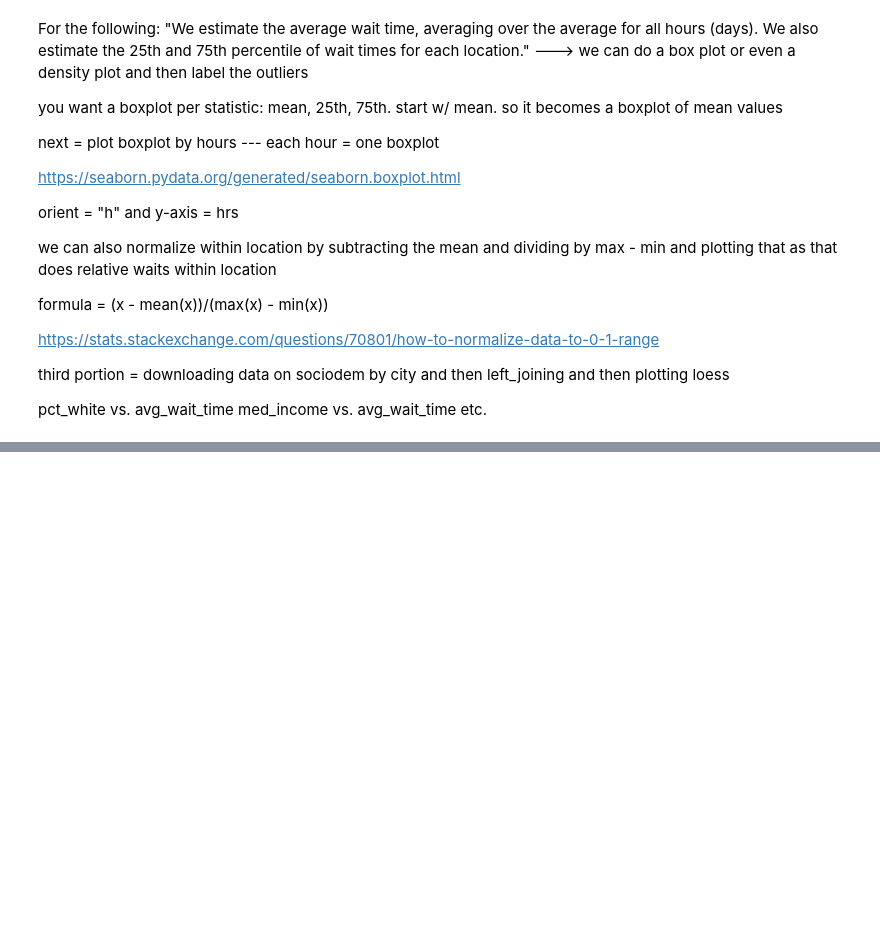
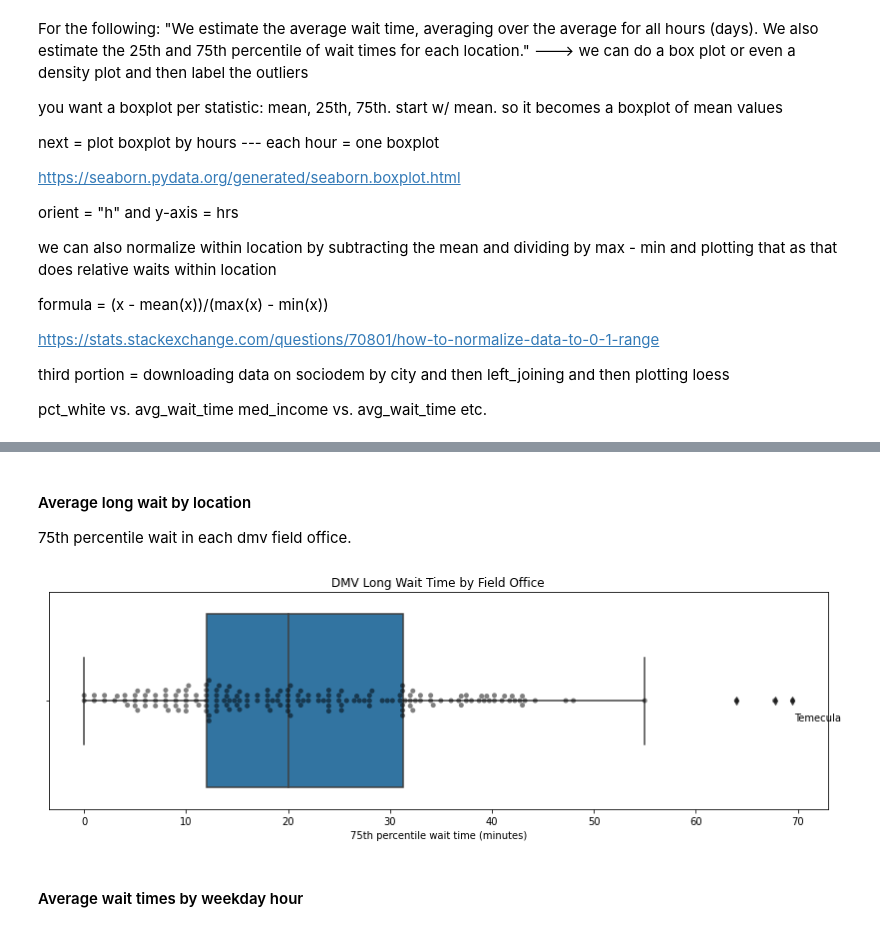
Before and after one commit to soodoku/wait, a Jupyter notebook: DMV.ipynb, the cells around one changed output, grey strips where cells are left out. Drawn from its saved outputs; the diff is of its cells as text; code cells hidden in the pictures; blank space fills up the shorter version.

```diff
--- a/DMV.ipynb
+++ b/DMV.ipynb
@@ -280,0 +342,24 @@ etc.
+# %% [markdown]
+#### Average long wait by location
+
+75th percentile wait in each dmv field office.
+# %%
+# Daily_wait_50
+df_mean_wait_time = wait_time_descriptive_stats_df["weekday_wait_75"]
+df_mean_wait_time = df_mean_wait_time.to_frame()
+
+fig, ax = plt.subplots(figsize=(14, 4))
+sns.boxplot(ax=ax, x="weekday_wait_75",data=df_mean_wait_time)
+ax = sns.swarmplot(x='weekday_wait_75', data=df_mean_wait_time, color="black", alpha=0.5)
+
+plt.title("DMV Long Wait Time by Field Office")
+plt.xlabel("75th percentile wait time (minutes)")
+
+# df_mean_wait_time.head(1)
+for row in df_mean_wait_time.iterrows():
+    if row[1][0] > 68: #only label wait times > 68 min -- labels ovelap is I try to show too many. need to figure out workaround
+        ax.annotate(row[0], xy=(row[1][0], .1), xytext=(2,2), textcoords='offset points', fontsize=10)
+# %% [output]
+[figure, added]
+# %% [markdown]
+#### Average wait times by weekday hour
```
Also changed, not shown: parts of 16 cells of this notebook.
